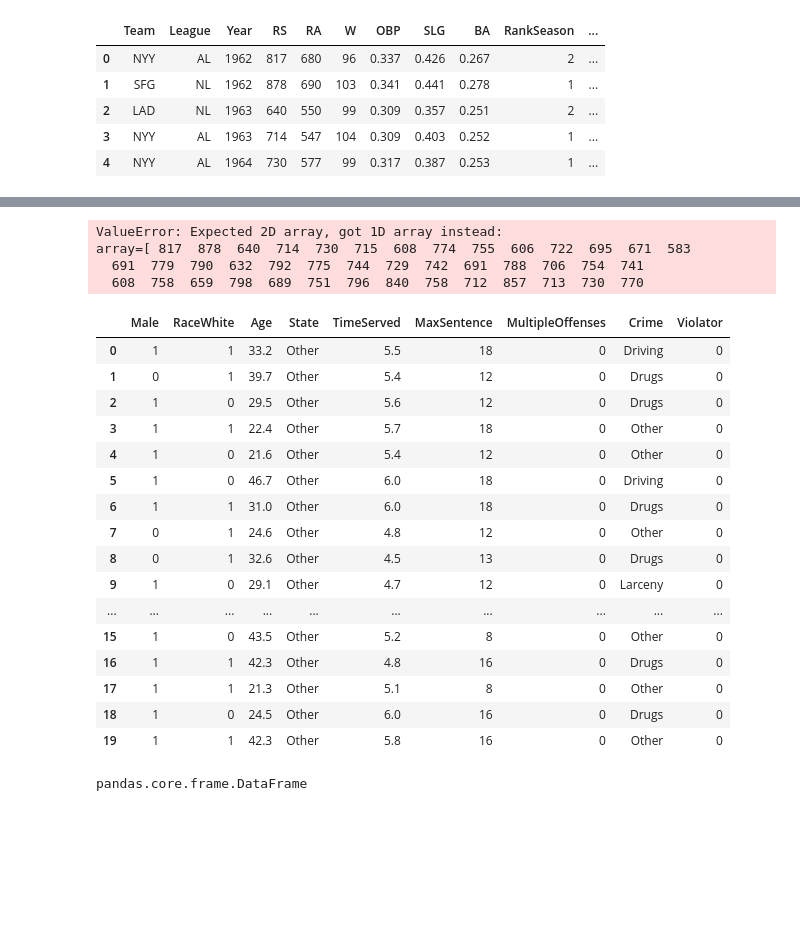
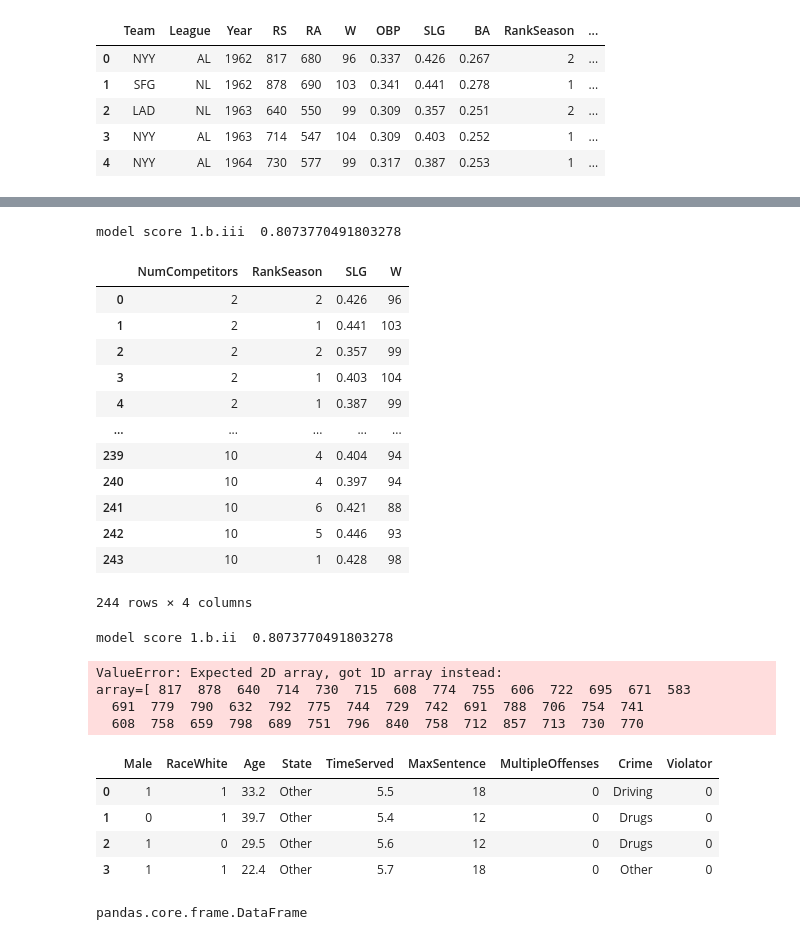
Before and after one commit to MayyarAA/ForecastingNeuralNetworks, a Jupyter notebook: a2/msci433a2.ipynb, the cells around one changed output, grey strips where cells are left out. Saved outputs shown, nothing was run; the diff lists cells and outputs as text; code cells hidden in the pictures; blank space fills up the shorter version.

```diff
--- a/a2/msci433a2.ipynb
+++ b/a2/msci433a2.ipynb
@@ -84,3 +103,38 @@ model score 1.b.ii  0.8073770491803278
+# %%
+#1.b.iii) RS,RA,NumCompetitors,RankSeason as Independent Variable
+
+X_1bii=data1[['NumCompetitors','RankSeason','SLG','W']].copy()
+YWorldSeries_1biii = data1['WonWorldSeries']
+model2 = LogisticRegression()
+model2.fit(X=X_1bii, y=YWorldSeries_1biii)
+print("model score 1.b.iii " , model2.score(X=X_1bii, y=YWorldSeries_1biii))
+# %% [output]
+model score 1.b.iii  0.8073770491803278
+# %%
+X_1bii
+# %% [output]
+|  | NumCompetitors | RankSeason | SLG | W |
+| 0 | 2 | 2 | 0.426 | 96 |
+| 1 | 2 | 1 | 0.441 | 103 |
+| 2 | 2 | 2 | 0.357 | 99 |
+| 3 | 2 | 1 | 0.403 | 104 |
+| 4 | 2 | 1 | 0.387 | 99 |
+| ... | ... | ... | ... | ... |
+| 239 | 10 | 4 | 0.404 | 94 |
+| 240 | 10 | 4 | 0.397 | 94 |
+| 241 | 10 | 6 | 0.421 | 88 |
+| 242 | 10 | 5 | 0.446 | 93 |
+| 243 | 10 | 1 | 0.428 | 98 |
+244 rows × 4 columns
+# %%
+#1.b.iii)
+X_1biii=data1.drop(columns=['Team','Year','League','RankPlayoffs','WonWorldSeries'])
+YWorldSeries_1biii = data1['WonWorldSeries']
+model = LogisticRegression()
+model.fit(X=X_1bii, y=YWorldSeries_1biii)
+print("model score 1.b.ii " , model.score(X=X_1bii, y=YWorldSeries_1biii))
+# %% [output]
+model score 1.b.ii  0.8073770491803278
 # %%
 coefficients = pandas.DataFrame(model.coef_.T, coloumns_1bii,columns=['Coefficient'])
 print(f'Intercept: {model.intercept_}\tR2: {model.score(XYear, data1.WonWorldSeries)}')
@@ -93,25 +147,13 @@ array=[ 817  878  640  714  730  715  608  774  755  606  722  695  671  583
 # %%
 #Q2.a)
 data2 = pandas.read_csv("./parole.csv")
-data2.head(20)
+data2.head(4)
 # %% [output]
 |  | Male | RaceWhite | Age | State | TimeServed | MaxSentence | MultipleOffenses | Crime | Violator |
 | 0 | 1 | 1 | 33.2 | Other | 5.5 | 18 | 0 | Driving | 0 |
 | 1 | 0 | 1 | 39.7 | Other | 5.4 | 12 | 0 | Drugs | 0 |
 | 2 | 1 | 0 | 29.5 | Other | 5.6 | 12 | 0 | Drugs | 0 |
 | 3 | 1 | 1 | 22.4 | Other | 5.7 | 18 | 0 | Other | 0 |
-| 4 | 1 | 0 | 21.6 | Other | 5.4 | 12 | 0 | Other | 0 |
-| 5 | 1 | 0 | 46.7 | Other | 6.0 | 18 | 0 | Driving | 0 |
-| 6 | 1 | 1 | 31.0 | Other | 6.0 | 18 | 0 | Drugs | 0 |
-| 7 | 0 | 1 | 24.6 | Other | 4.8 | 12 | 0 | Other | 0 |
-| 8 | 0 | 1 | 32.6 | Other | 4.5 | 13 | 0 | Drugs | 0 |
-| 9 | 1 | 0 | 29.1 | Other | 4.7 | 12 | 0 | Larceny | 0 |
-| ... | ... | ... | ... | ... | ... | ... | ... | ... | ... |
-| 15 | 1 | 0 | 43.5 | Other | 5.2 | 8 | 0 | Other | 0 |
-| 16 | 1 | 1 | 42.3 | Other | 4.8 | 16 | 0 | Drugs | 0 |
-| 17 | 1 | 1 | 21.3 | Other | 5.1 | 8 | 0 | Other | 0 |
-| 18 | 1 | 0 | 24.5 | Other | 6.0 | 16 | 0 | Drugs | 0 |
-| 19 | 1 | 1 | 42.3 | Other | 5.8 | 16 | 0 | Other | 0 |
 # %%
 data2.count()
 type(data2)
```
Also changed, not shown: parts of 14 cells of this notebook.
